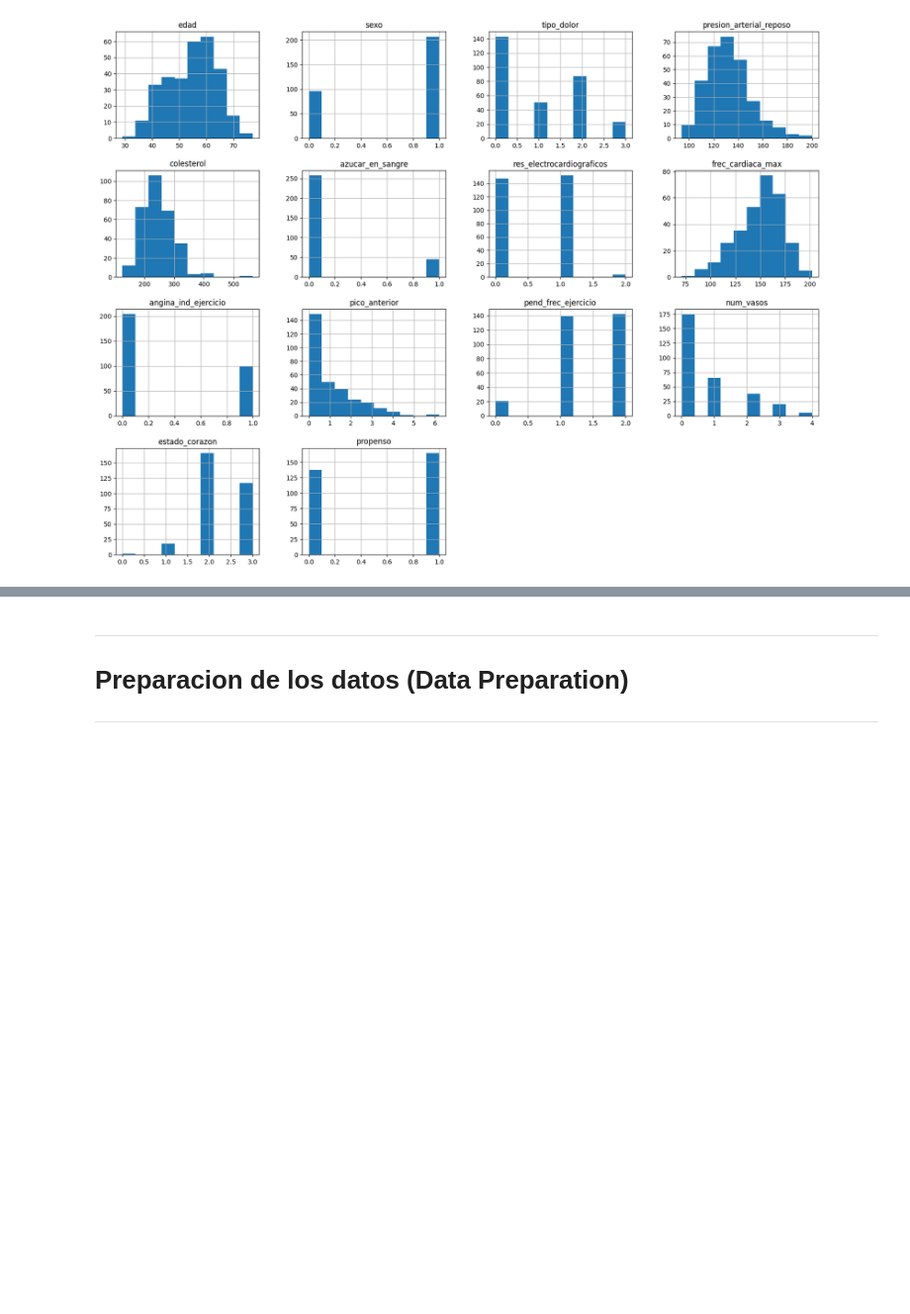
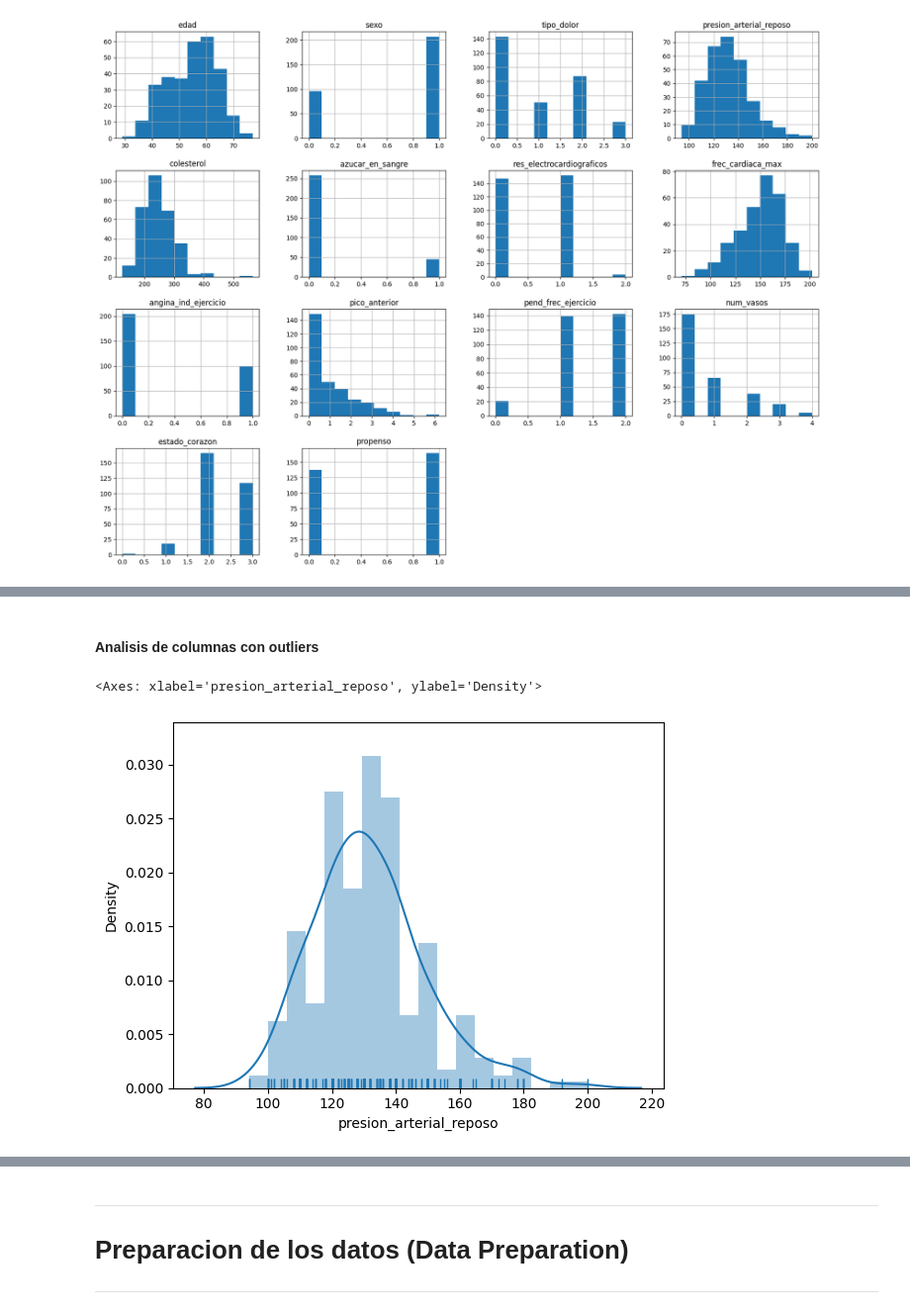
Before and after one commit to carlos1680/obligatorioML2, a Jupyter notebook: obligatorioML2.ipynb, the cells around one changed output, grey strips where cells are left out. Shown at 99% size. Drawn from its saved outputs; the diff is of its cells as text; code cells hidden in the pictures; blank space fills up the shorter version.

```diff
--- a/obligatorioML2.ipynb
+++ b/obligatorioML2.ipynb
@@ -396,0 +418,7 @@ plt.show()
+# %% [markdown]
+#### Analisis de columnas con outliers
+# %%
+sns.distplot(df_heart['presion_arterial_reposo'], hist=True, kde=True, rug=True)
+# %% [output]
+<Axes: xlabel='presion_arterial_reposo', ylabel='Density'>
+[figure, added]
```
Also changed, not shown: parts of 14 cells of this notebook.
